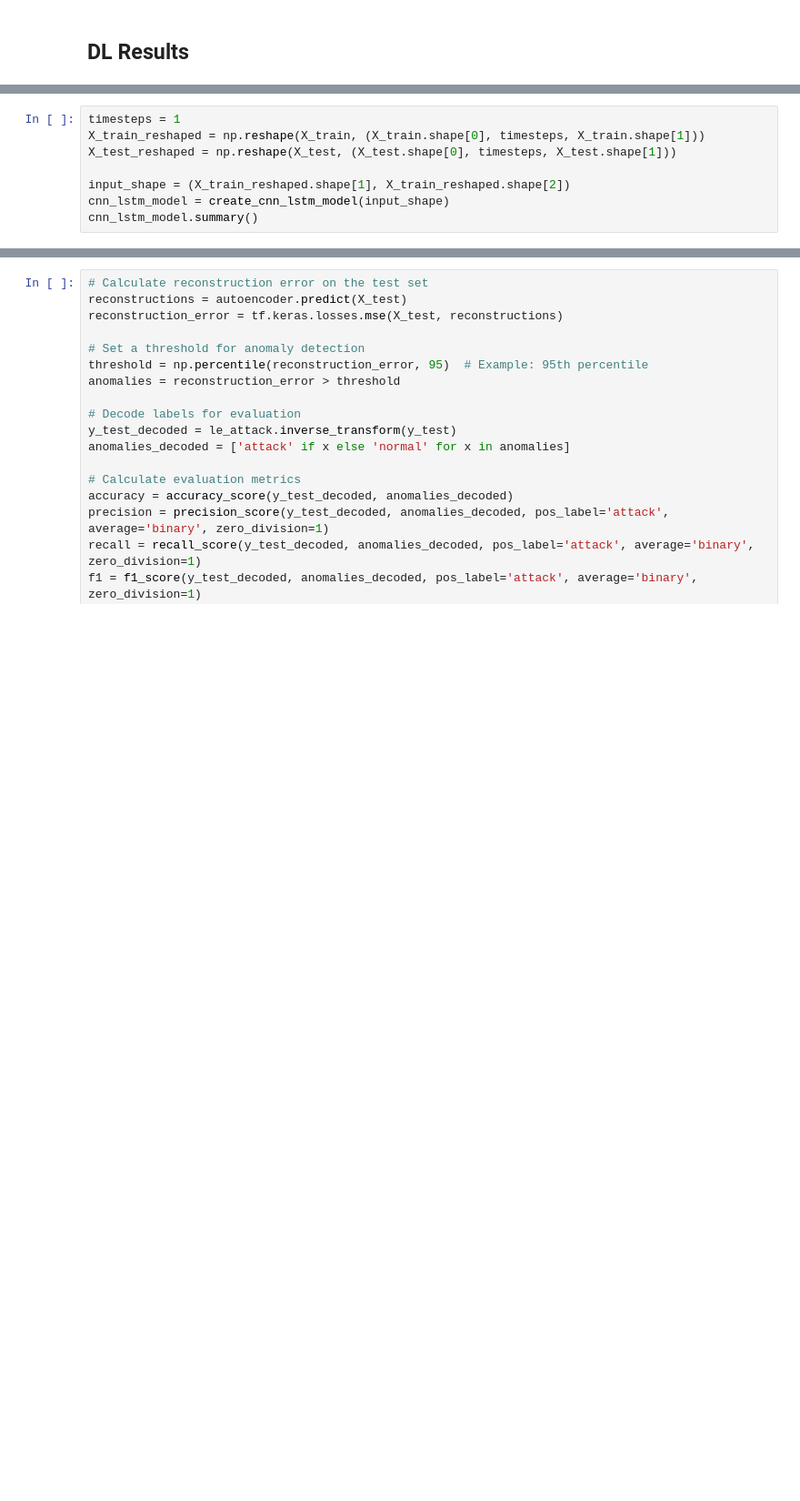
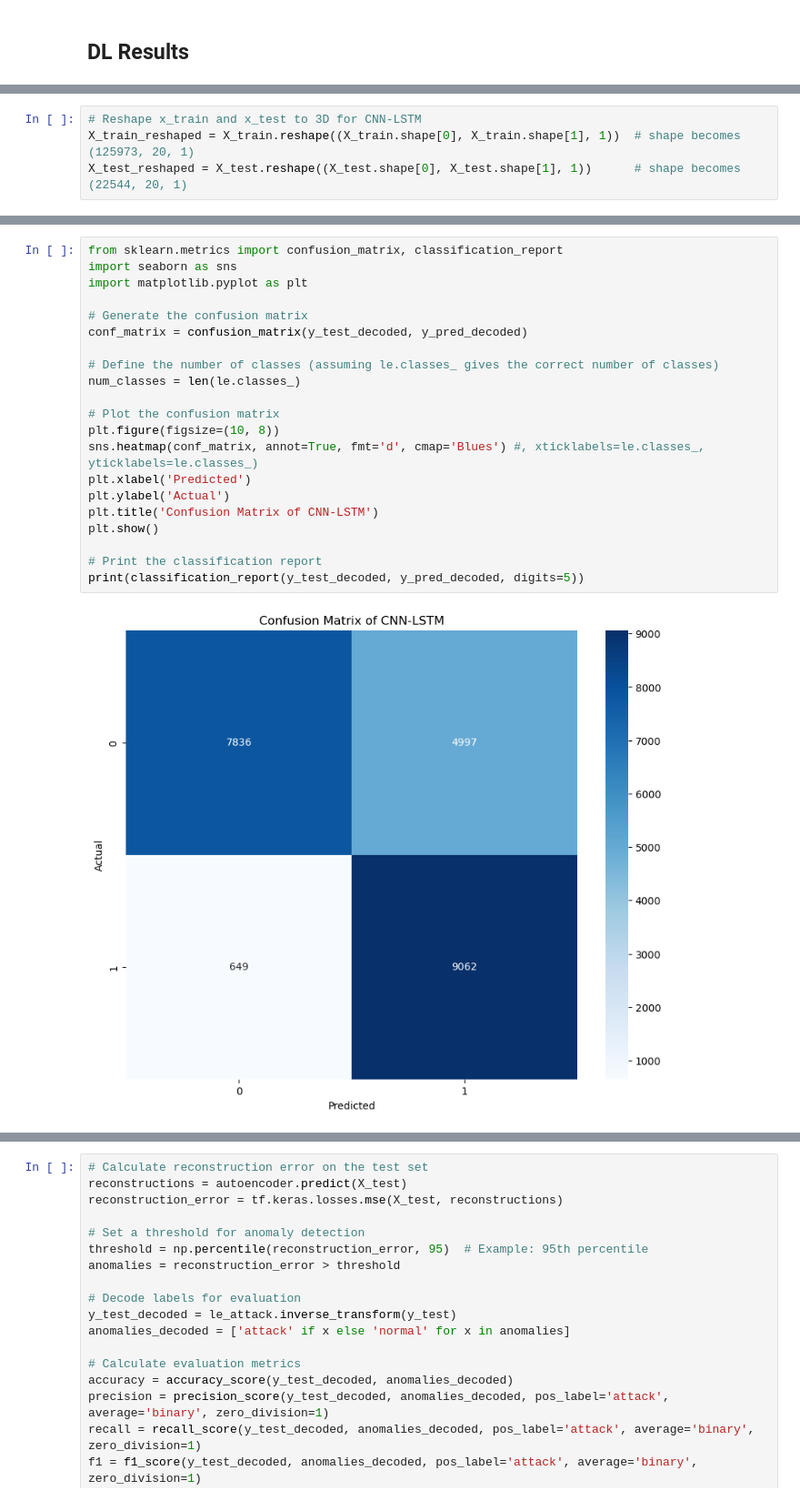
Before and after one commit to luisdavidgarcia/DDoS-Hybrid-Detection-System, a Jupyter notebook: notebooks/results_nsl-kdss_binary.ipynb, the cells around one changed output, grey strips where cells are left out. Shown at 91% size. Drawn from its saved outputs; the diff is of its cells as text; blank space fills up the shorter version.

```diff
--- a/notebooks/results_nsl-kdss_binary.ipynb
+++ b/notebooks/results_nsl-kdss_binary.ipynb
@@ -467,8 +463,4 @@ def create_cnn_lstm_model(input_shape):
 # %%
-timesteps = 1
-X_train_reshaped = np.reshape(X_train, (X_train.shape[0], timesteps, X_train.shape[1]))
-X_test_reshaped = np.reshape(X_test, (X_test.shape[0], timesteps, X_test.shape[1]))
-
-input_shape = (X_train_reshaped.shape[1], X_train_reshaped.shape[2])
-cnn_lstm_model = create_cnn_lstm_model(input_shape)
-cnn_lstm_model.summary()
+# Reshape x_train and x_test to 3D for CNN-LSTM
+X_train_reshaped = X_train.reshape((X_train.shape[0], X_train.shape[1], 1))  # shape becomes (125973, 20, 1)
+X_test_reshaped = X_test.reshape((X_test.shape[0], X_test.shape[1], 1))      # shape becomes (22544, 20, 1)
@@ -734,0 +603,23 @@ Epoch 100/100
+# %%
+from sklearn.metrics import confusion_matrix, classification_report
+import seaborn as sns
+import matplotlib.pyplot as plt
+
+# Generate the confusion matrix
+conf_matrix = confusion_matrix(y_test_decoded, y_pred_decoded)
+
+# Define the number of classes (assuming le.classes_ gives the correct number of classes)
+num_classes = len(le.classes_)
+
+# Plot the confusion matrix
+plt.figure(figsize=(10, 8))
+sns.heatmap(conf_matrix, annot=True, fmt='d', cmap='Blues') #, xticklabels=le.classes_, yticklabels=le.classes_)
+plt.xlabel('Predicted')
+plt.ylabel('Actual')
+plt.title('Confusion Matrix of CNN-LSTM')
+plt.show()
+
+# Print the classification report
+print(classification_report(y_test_decoded, y_pred_decoded, digits=5))
+# %% [output]
+[figure, added]
```
Also changed, not shown: parts of 30 cells of this notebook, 10 other files.
